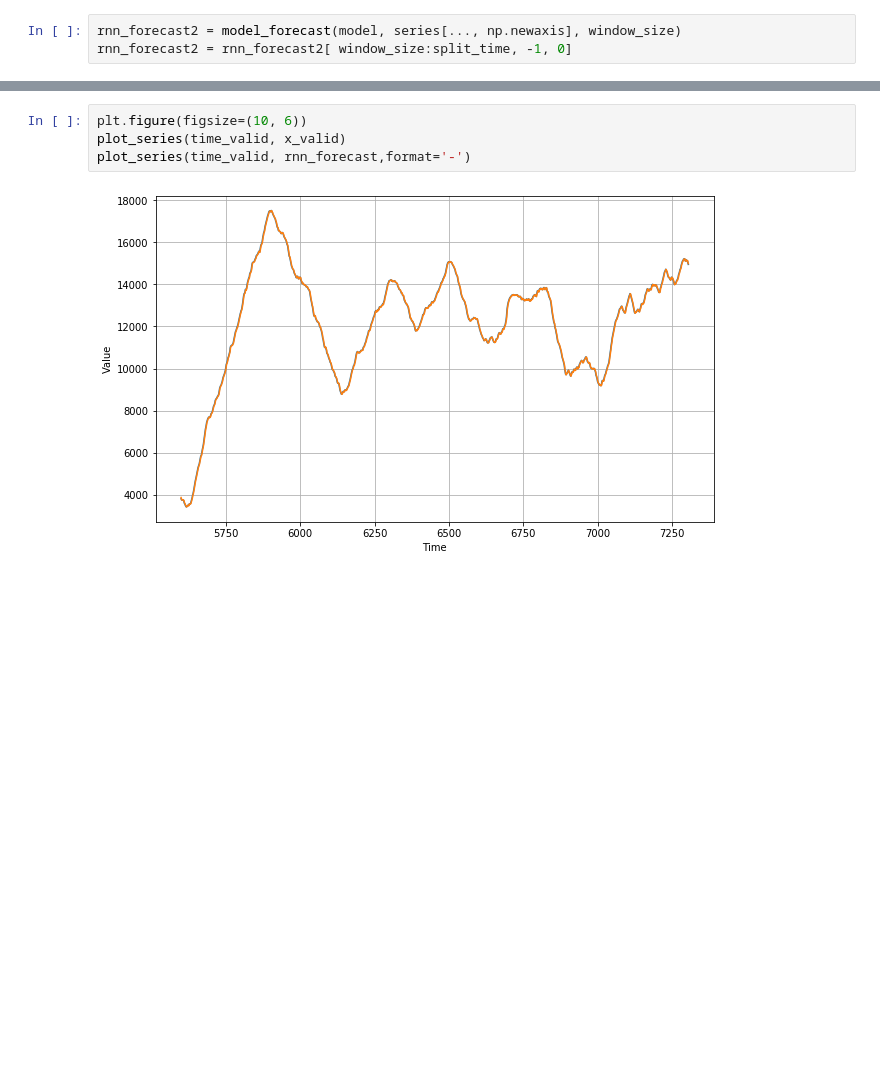
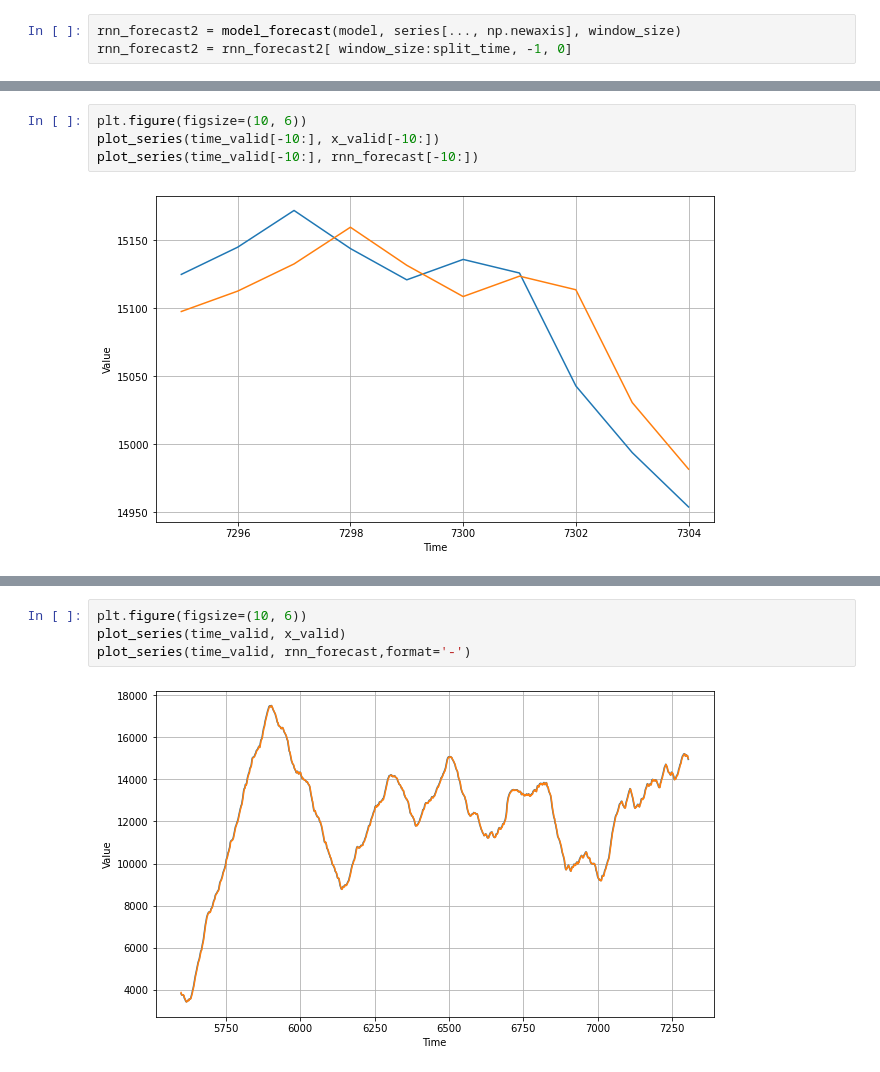
Before and after one commit to KSaiPremika/Plant-the-future, a Jupyter notebook: Normal_Regression_Model_with_40_MAE.ipynb, the cells around one changed output, grey strips where cells are left out. Drawn from its saved outputs; the diff is of its cells as text; blank space fills up the shorter version.

```diff
--- a/Normal_Regression_Model_with_40_MAE.ipynb
+++ b/Normal_Regression_Model_with_40_MAE.ipynb
@@ -258,3 +247,9 @@ plot_series(time_valid, rnn_forecast,format='+')
+# %%
+plt.figure(figsize=(10, 6))
+plot_series(time_valid[-10:], x_valid[-10:])
+plot_series(time_valid[-10:], rnn_forecast[-10:])
+# %% [output]
+[figure, added]
 # %%
 tf.keras.metrics.mean_absolute_error(x_valid, rnn_forecast).numpy()
 # %% [output]
```
Also changed, not shown: parts of 22 cells of this notebook.
